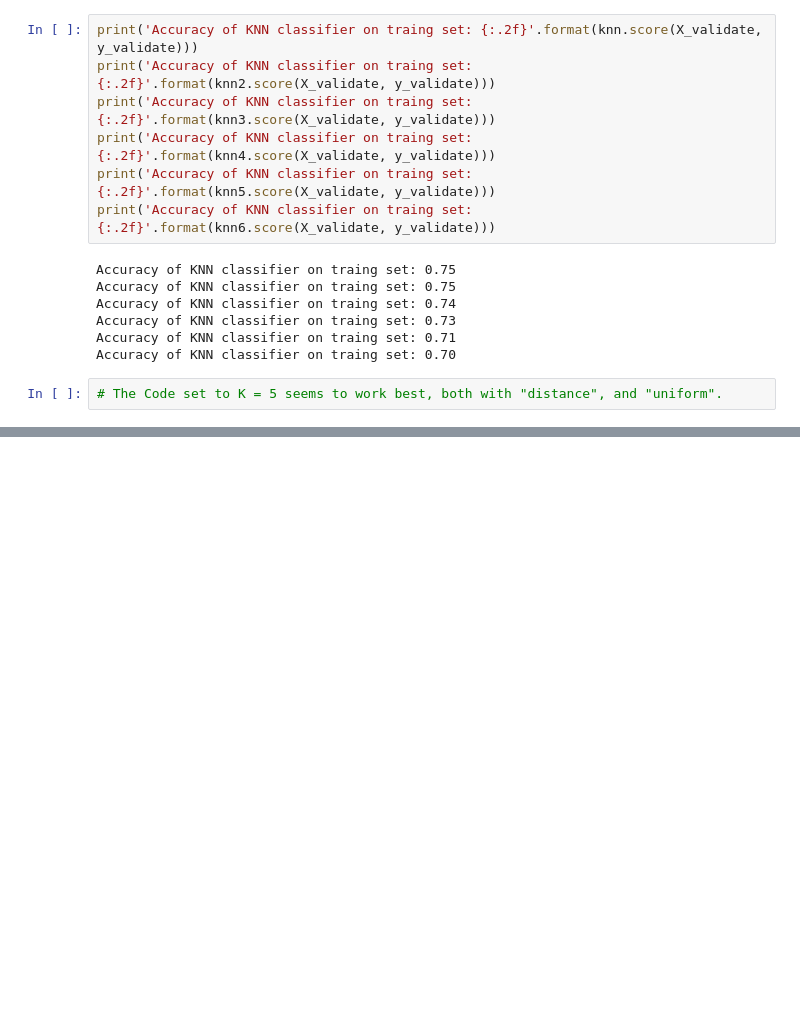
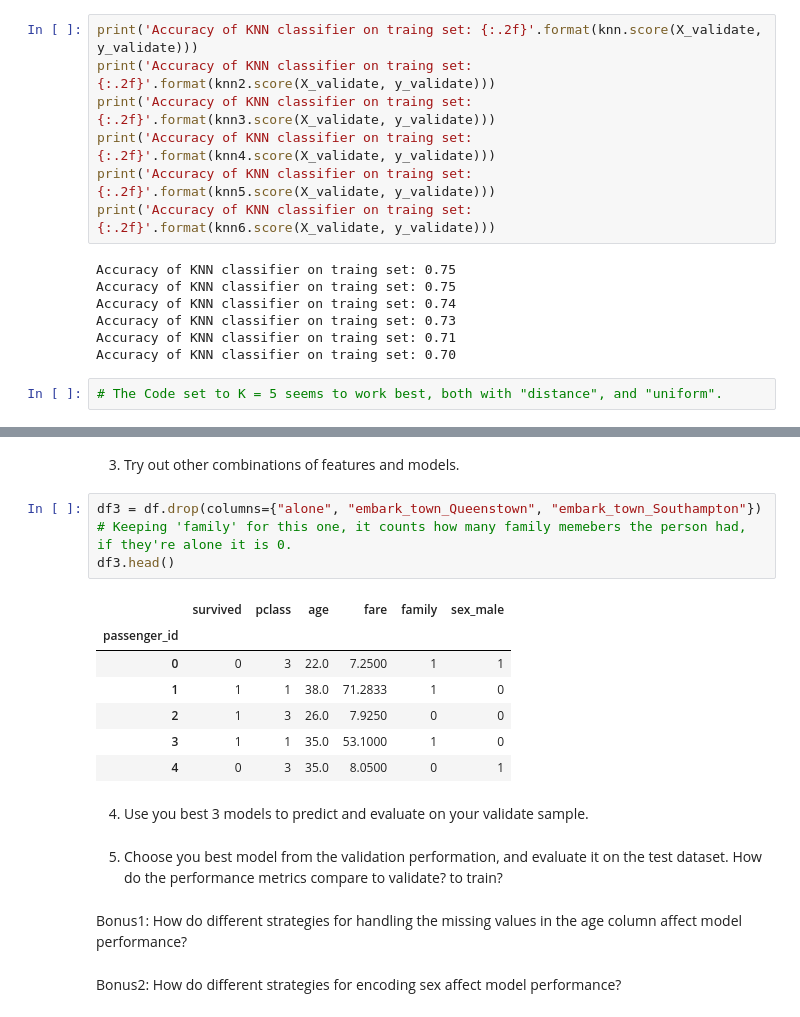
Before and after one commit to JenniferMLewis/classification-exercises, a Jupyter notebook: model.ipynb, the cells around one changed output, grey strips where cells are left out. Drawn from its saved outputs; the diff is of its cells as text; blank space fills up the shorter version.

```diff
--- a/model.ipynb
+++ b/model.ipynb
@@ -911,0 +1131,21 @@ plt.show()
+# %% [markdown]
+3. Try out other combinations of features and models.
+# %%
+df3 = df.drop(columns={"alone", "embark_town_Queenstown", "embark_town_Southampton"}) # Keeping 'family' for this one, it counts how many family memebers the person had, if they're alone it is 0.
+df3.head()
+# %% [output]
+|  | survived | pclass | age | fare | family | sex_male |
+| passenger_id |  |  |  |  |  |  |
+| 0 | 0 | 3 | 22.0 | 7.2500 | 1 | 1 |
+| 1 | 1 | 1 | 38.0 | 71.2833 | 1 | 0 |
+| 2 | 1 | 3 | 26.0 | 7.9250 | 0 | 0 |
+| 3 | 1 | 1 | 35.0 | 53.1000 | 1 | 0 |
+| 4 | 0 | 3 | 35.0 | 8.0500 | 0 | 1 |
+# %% [markdown]
+4. Use you best 3 models to predict and evaluate on your validate sample.
+# %% [markdown]
+5. Choose you best model from the validation performation, and evaluate it on the test dataset. How do the performance metrics compare to validate? to train?
+# %% [markdown]
+Bonus1: How do different strategies for handling the missing values in the age column affect model performance?
+# %% [markdown]
+Bonus2: How do different strategies for encoding sex affect model performance?
```
Also changed, not shown: parts of 36 cells of this notebook, 1 other file.
